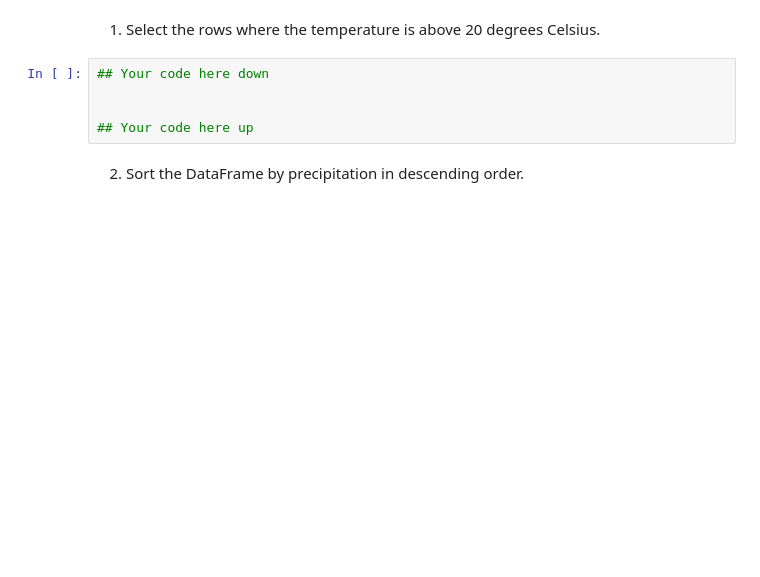
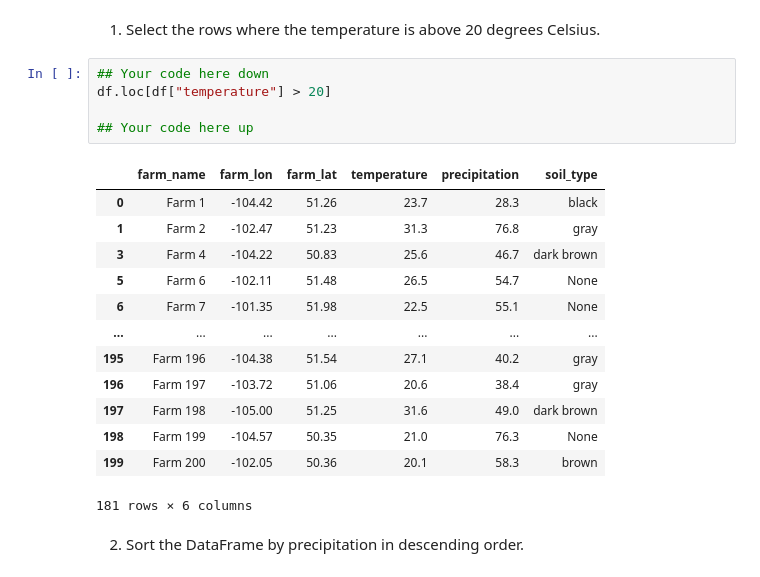
Before and after one commit to RobertoTabosa/AgriFirstWeek, a Jupyter notebook: Assinment_3&4 - Roberto Tabosa.ipynb, the cells around one changed output. Cells and saved outputs as stored; diff of their text form; blank space fills up the shorter version.

```diff
--- a/Assinment_3&4 - Roberto Tabosa.ipynb
+++ b/Assinment_3&4 - Roberto Tabosa.ipynb
@@ -295,9 +295,23 @@ print (df)
 1. Select the rows where the temperature is above 20 degrees Celsius.
 # %%
 ## Your code here down
-
+df.loc[df["temperature"] > 20]
 
 ## Your code here up
+# %% [output]
+|  | farm_name | farm_lon | farm_lat | temperature | precipitation | soil_type |
+| 0 | Farm 1 | -104.42 | 51.26 | 23.7 | 28.3 | black |
+| 1 | Farm 2 | -102.47 | 51.23 | 31.3 | 76.8 | gray |
+| 3 | Farm 4 | -104.22 | 50.83 | 25.6 | 46.7 | dark brown |
+| 5 | Farm 6 | -102.11 | 51.48 | 26.5 | 54.7 | None |
+| 6 | Farm 7 | -101.35 | 51.98 | 22.5 | 55.1 | None |
+| ... | ... | ... | ... | ... | ... | ... |
+| 195 | Farm 196 | -104.38 | 51.54 | 27.1 | 40.2 | gray |
+| 196 | Farm 197 | -103.72 | 51.06 | 20.6 | 38.4 | gray |
+| 197 | Farm 198 | -105.00 | 51.25 | 31.6 | 49.0 | dark brown |
+| 198 | Farm 199 | -104.57 | 50.35 | 21.0 | 76.3 | None |
+| 199 | Farm 200 | -102.05 | 50.36 | 20.1 | 58.3 | brown |
+181 rows × 6 columns
 # %% [markdown]
 2. Sort the DataFrame by precipitation in descending order.
 # %%
```
Also changed, not shown: parts of 5 cells of this notebook.
